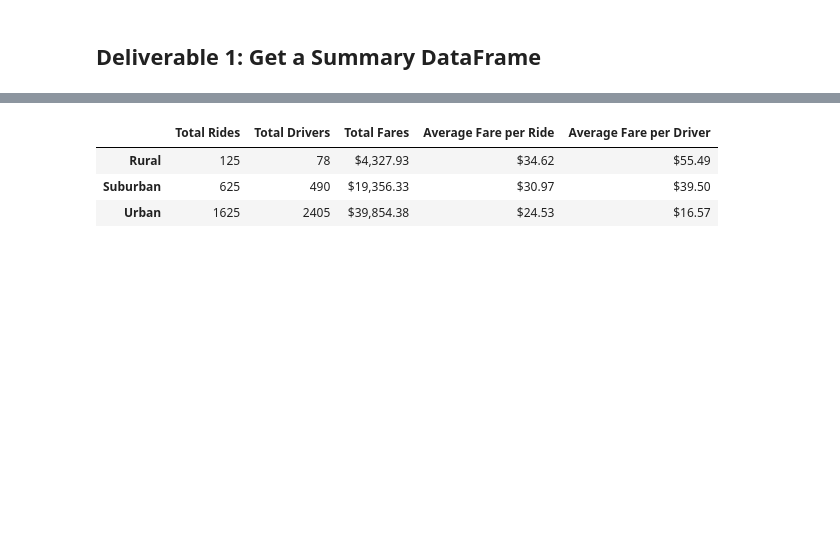
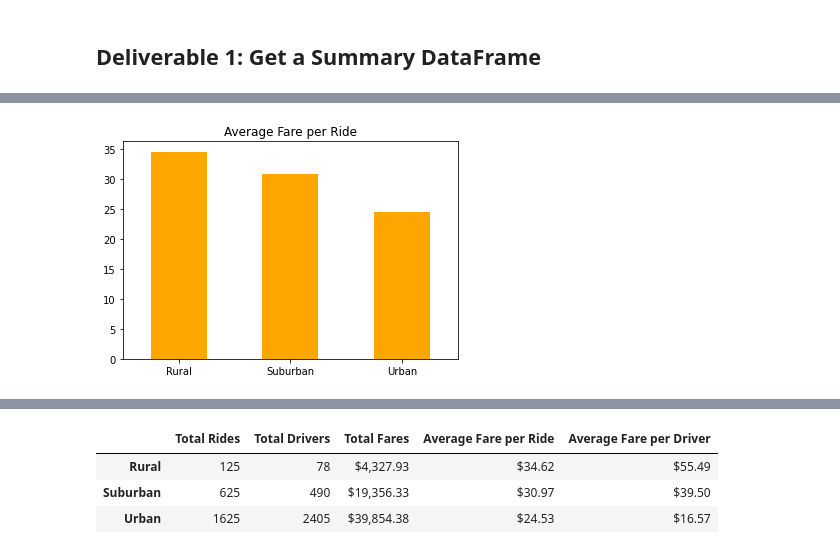
Before and after one commit to khanh703/PyBer_Analysis, a Jupyter notebook: PyBer_Challenge.ipynb, the cells around one changed output, grey strips where cells are left out. Saved outputs shown, nothing was run; the diff lists cells and outputs as text; code cells hidden in the pictures; blank space fills up the shorter version.

```diff
--- a/PyBer_Challenge.ipynb
+++ b/PyBer_Challenge.ipynb
@@ -73,0 +94,6 @@ pyber_summary_df.index.name = None
+# %%
+pyber_summary_df["Average Fare per Ride"].plot.bar(title="Average Fare per Ride",color=["orange"])
+plt.xticks(rotation = 0)
+plt.savefig("analysis/Average_Fare_Per_Ride.png")
+# %% [output]
+[figure, added]
```
Also changed, not shown: parts of 5 cells of this notebook, 5 other files.
